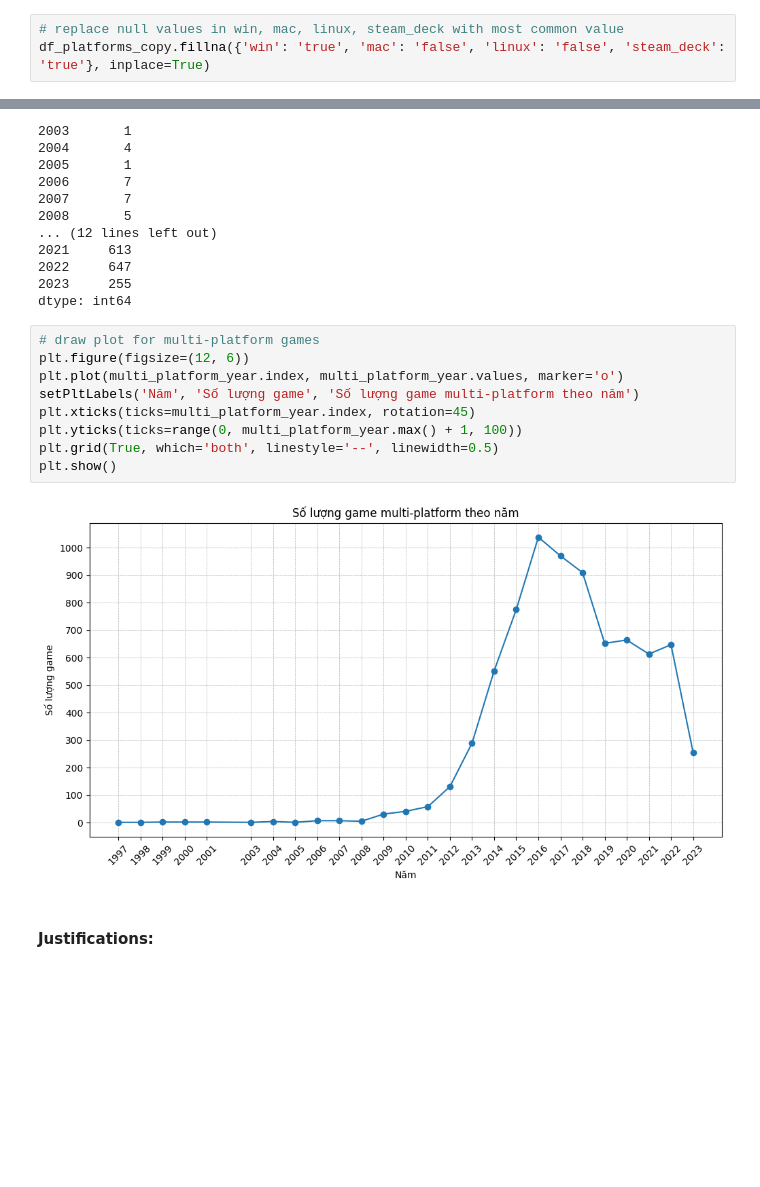
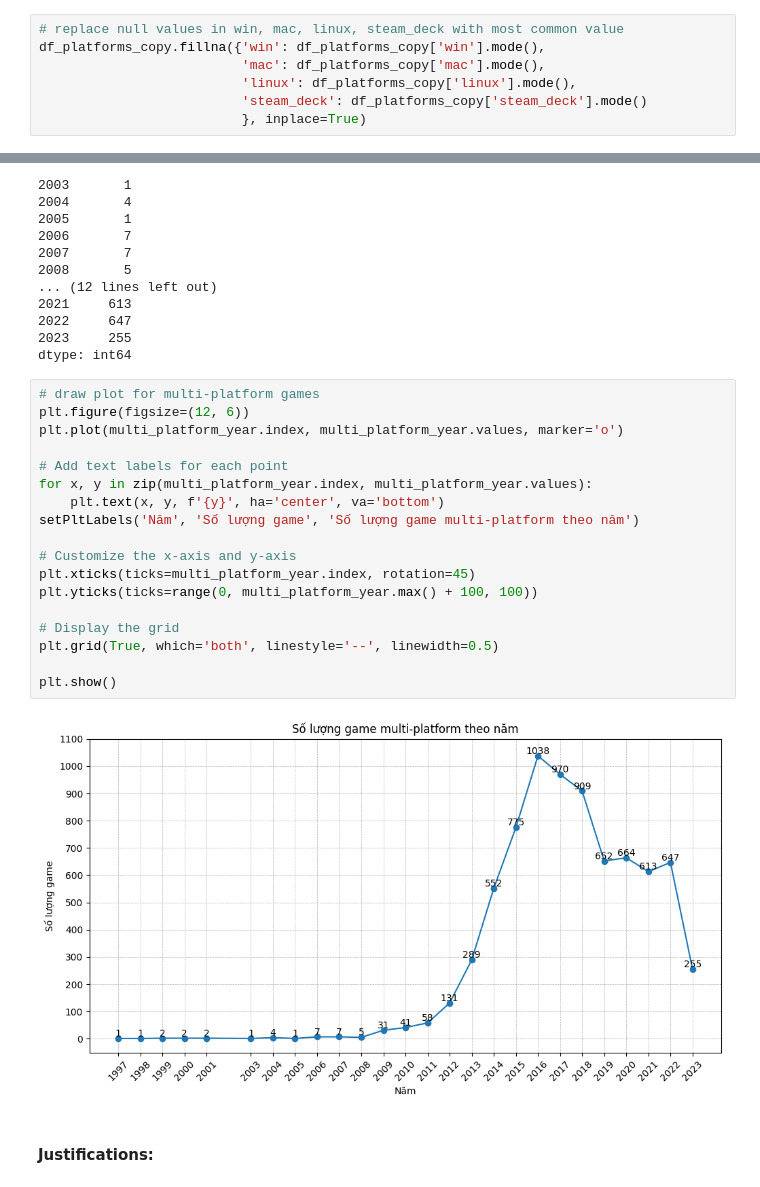
Before and after one commit to ThxgHntr/steam-games-data-analysis, a Jupyter notebook: final_project.ipynb, the cells around one changed output, grey strips where cells are left out. Drawn from its saved outputs; the diff is of its cells as text; blank space fills up the shorter version.

```diff
--- a/final_project.ipynb
+++ b/final_project.ipynb
@@ -372,7 +372,11 @@ memory usage: 1.8+ MB
  - Còn giá trị null ở 5 cột nêu trên.
 # %%
 # replace null values in win, mac, linux, steam_deck with most common value
-df_platforms_copy.fillna({'win': 'true', 'mac': 'false', 'linux': 'false', 'steam_deck': 'true'}, inplace=True)
+df_platforms_copy.fillna({'win': df_platforms_copy['win'].mode(),
+                          'mac': df_platforms_copy['mac'].mode(),
+                          'linux': df_platforms_copy['linux'].mode(),
+                          'steam_deck': df_platforms_copy['steam_deck'].mode()
+                          }, inplace=True)
 # %%
 # fix data type of date_release
 df_platforms_copy['date_release'] = pd.to_datetime(df_platforms_copy['date_release'])
@@ -534,14 +547,23 @@ dtype: int64
 # %%
 # draw plot for multi-platform games
 plt.figure(figsize=(12, 6))
 plt.plot(multi_platform_year.index, multi_platform_year.values, marker='o')
+
+# Add text labels for each point
+for x, y in zip(multi_platform_year.index, multi_platform_year.values):
+    plt.text(x, y, f'{y}', ha='center', va='bottom')
 setPltLabels('Năm', 'Số lượng game', 'Số lượng game multi-platform theo năm')
+
+# Customize the x-axis and y-axis
 plt.xticks(ticks=multi_platform_year.index, rotation=45)
-plt.yticks(ticks=range(0, multi_platform_year.max() + 1, 100))
+plt.yticks(ticks=range(0, multi_platform_year.max() + 100, 100))
+
+# Display the grid
 plt.grid(True, which='both', linestyle='--', linewidth=0.5)
+
 plt.show()
 # %% [output]
-[figure, old version]
+[figure, new version]
 # %% [markdown]
 #### Justifications:
 # %% [markdown]
```
Also changed, not shown: parts of 2 cells of this notebook.
